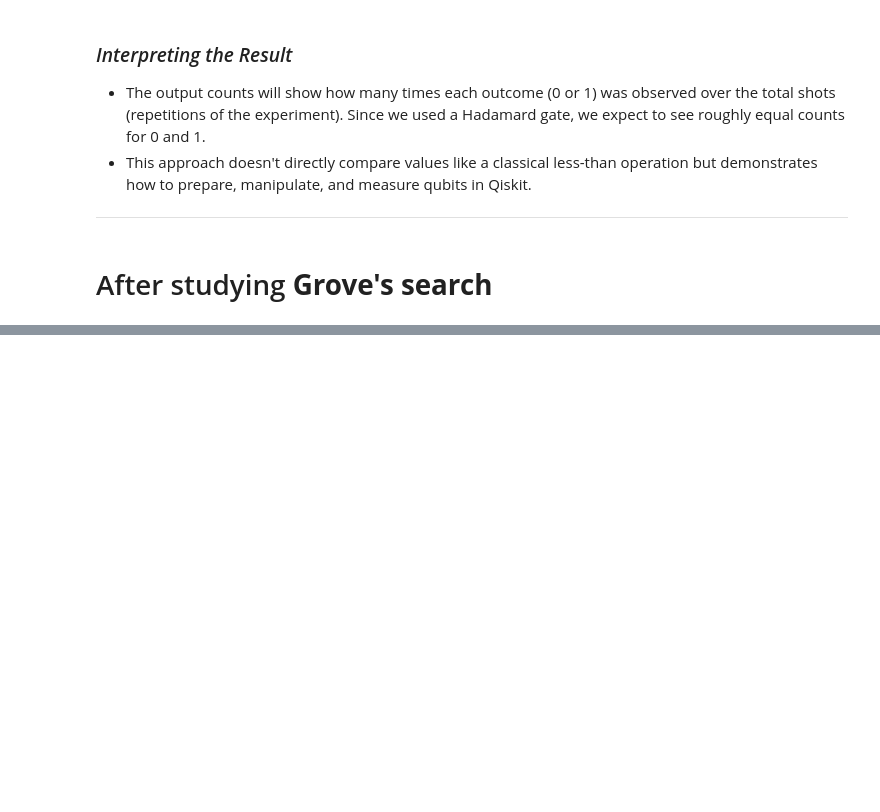
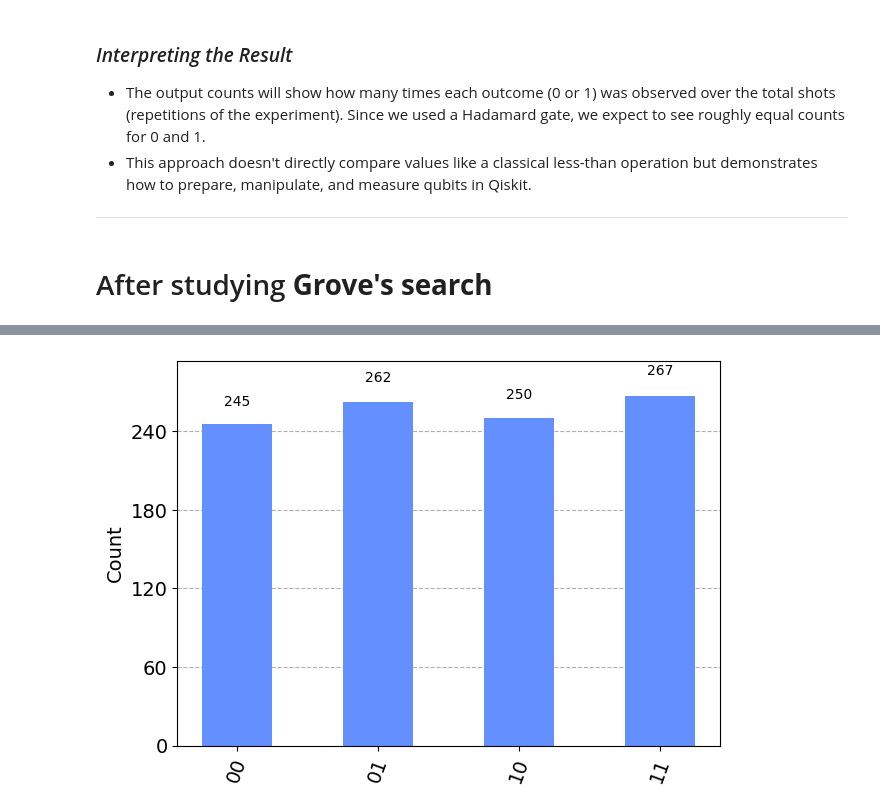
Before and after one commit to JosefinaCresta/QOSFMentorship-JosefinaCresta-Cohort9ScreeningTasks, a Jupyter notebook: notebooks/Task1.ipynb, the cells around one changed output, grey strips where cells are left out. Cells and saved outputs as stored; diff of their text form; code cells hidden in the pictures; blank space fills up the shorter version.

Commit message:
Task1: complete and general  quantum example

```diff
--- a/notebooks/Task1.ipynb
+++ b/notebooks/Task1.ipynb
@@ -66,0 +199,6 @@ plot_histogram(counts)
+# %%
+# Initialize a quantum circuit
+qc = QuantumCircuit(2, 2)  # 2 qubits and 2 classical bits for measurement
+# %%
+#Apply Hadamard gates to create superposition
+qc.h([0, 1])
@@ -66,0 +207,3 @@ plot_histogram(counts)
+# %%
+#Append the Grover operator
+qc.append(grover_operator, [0, 1])
@@ -66,0 +212,3 @@ plot_histogram(counts)
+# %%
+# Measure the qubits
+qc.measure([0, 1], [0, 1])
@@ -66,0 +227,12 @@ plot_histogram(counts)
+# %%
+# Simulate the circuit
+backend = Aer.get_backend('qasm_simulator')
+tqc = transpile(qc, backend)
+job = backend.run(tqc, shots=1024)
+result = job.result()
+
+# Get counts and plot the histogram
+counts = result.get_counts()
+plot_histogram(counts)
+# %% [output]
+[figure, added]
```
Also changed, not shown: parts of 38 cells of this notebook, 6 other files.
